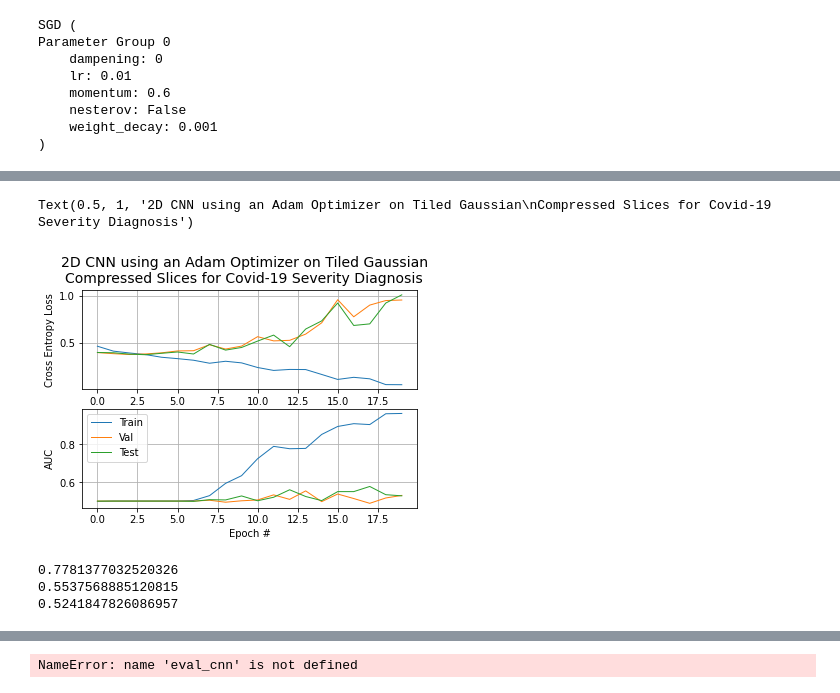
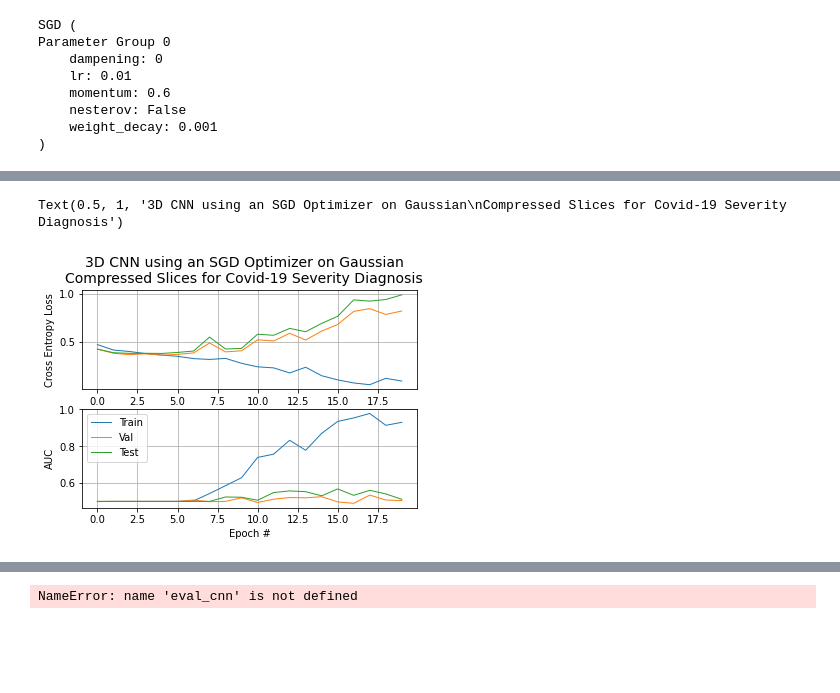
Before and after one commit to hwixley/ctscan-covid19-severity-detection, a Jupyter notebook: deep-learning.ipynb, the cells around one changed output, grey strips where cells are left out. Cells and saved outputs as stored; diff of their text form; code cells hidden in the pictures; blank space fills up the shorter version.

```diff
--- a/deep-learning.ipynb
+++ b/deep-learning.ipynb
@@ -1203,43 +1232,0 @@ with open(f"{db}total_sgd_lr0.01_wd1e-3_mntm0.6_8conv_3lin_3lin.pickle", "ab") a
-# %%
-fig, axs = plt.subplots(2)
-
-losses = getCNNdata(cnn_epochs, "loss", 0, 20)
-aucs = getCNNdata(cnn_epochs, "auc", 0, 20)
-lw = 1
-
-axs[0].plot(np.arange(len(losses["train"])), losses["train"], label="Train", lw=lw)
-axs[0].plot(np.arange(len(losses["val"])), losses["val"], label="Val", lw=lw)
-axs[0].plot(np.arange(len(losses["test"])), losses["test"], label="Test", lw=lw)
-axs[0].set_xlabel("Epoch #")
-axs[0].set_ylabel("Cross Entropy Loss")
-axs[0].grid(True)
-#leg = axs[0].legend(loc="lower left")
-#for legobj in leg.legendHandles:
-#    legobj.set_linewidth(2.0)
-#leg = axs[0].legend()
-#for legobj in leg.legendHandles:
-#    legobj.set_linewidth(2.0)
-
-axs[1].plot(np.arange(len(aucs["train"])), aucs["train"], label="Train", lw=lw)
-axs[1].plot(np.arange(len(aucs["val"])), aucs["val"], label="Val", lw=lw)
-axs[1].plot(np.arange(len(aucs["test"])), aucs["test"], label="Test", lw=lw)
-axs[1].set_xlabel("Epoch #")
-axs[1].set_ylabel("AUC")
-axs[1].grid(True)
-axs[1].legend()
-
-
-
-plt.suptitle("2D CNN using an Adam Optimizer on Tiled Gaussian\nCompressed Slices for Covid-19 Severity Diagnosis",y=1, fontsize=14)
-# %% [output]
-Text(0.5, 1, '2D CNN using an Adam Optimizer on Tiled Gaussian\nCompressed Slices for Covid-19 Severity Diagnosis')
-[figure, removed]
-# %%
-idx = np.where(aucs["val"] == np.max(aucs["val"]))[0][0]
-print(aucs["train"][idx])
-print(aucs["val"][idx])
-print(aucs["test"][idx])
-# %% [output]
-0.7781377032520326
-0.5537568885120815
-0.5241847826086957
@@ -1245,0 +1236,34 @@ print(aucs["test"][idx])
+# %%
+fig, axs = plt.subplots(2)
+
+losses = getCNNdata(cnn_epochs, "loss", 0, 20)
+aucs = getCNNdata(cnn_epochs, "auc", 0, 20)
+lw = 1
+
+axs[0].plot(np.arange(len(losses["train"])), losses["train"], label="Train", lw=lw)
+axs[0].plot(np.arange(len(losses["val"])), losses["val"], label="Val", lw=lw)
+axs[0].plot(np.arange(len(losses["test"])), losses["test"], label="Test", lw=lw)
+axs[0].set_xlabel("Epoch #")
+axs[0].set_ylabel("Cross Entropy Loss")
+axs[0].grid(True)
+#leg = axs[0].legend(loc="lower left")
+#for legobj in leg.legendHandles:
+#    legobj.set_linewidth(2.0)
+#leg = axs[0].legend()
+#for legobj in leg.legendHandles:
+#    legobj.set_linewidth(2.0)
+
+axs[1].plot(np.arange(len(aucs["train"])), aucs["train"], label="Train", lw=lw)
+axs[1].plot(np.arange(len(aucs["val"])), aucs["val"], label="Val", lw=lw)
+axs[1].plot(np.arange(len(aucs["test"])), aucs["test"], label="Test", lw=lw)
+axs[1].set_xlabel("Epoch #")
+axs[1].set_ylabel("AUC")
+axs[1].grid(True)
+axs[1].legend()
+
+
+
+plt.suptitle("3D CNN using an SGD Optimizer on Gaussian\nCompressed Slices for Covid-19 Severity Diagnosis",y=1, fontsize=14)
+# %% [output]
+Text(0.5, 1, '3D CNN using an SGD Optimizer on Gaussian\nCompressed Slices for Covid-19 Severity Diagnosis')
+[figure, added]
```
Also changed, not shown: parts of 19 cells of this notebook, 3 other files.
